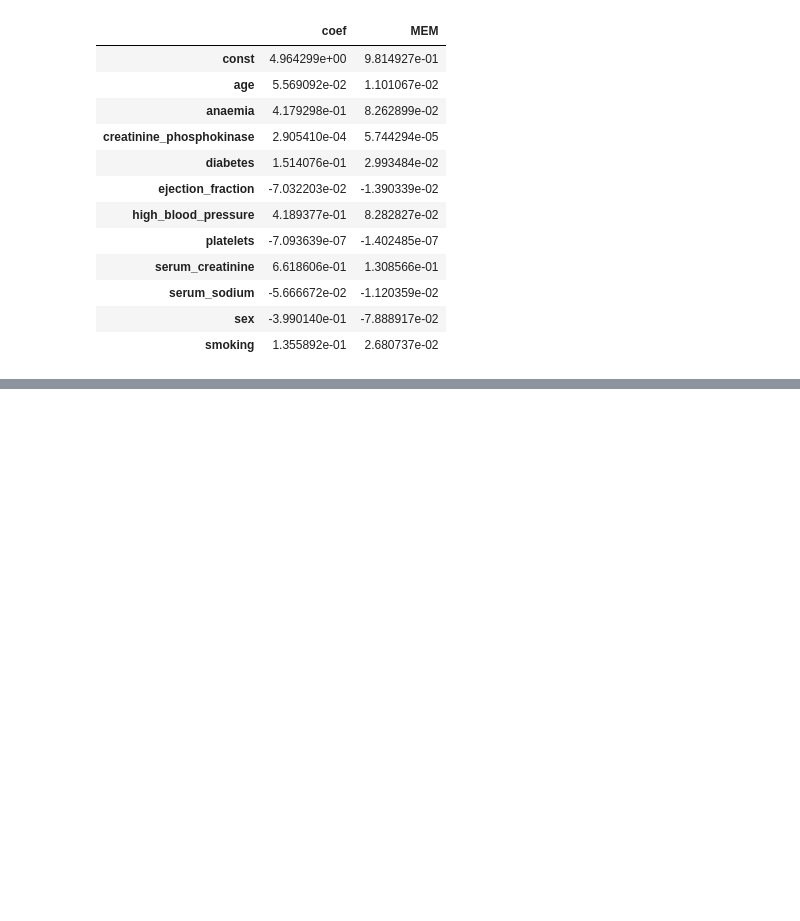
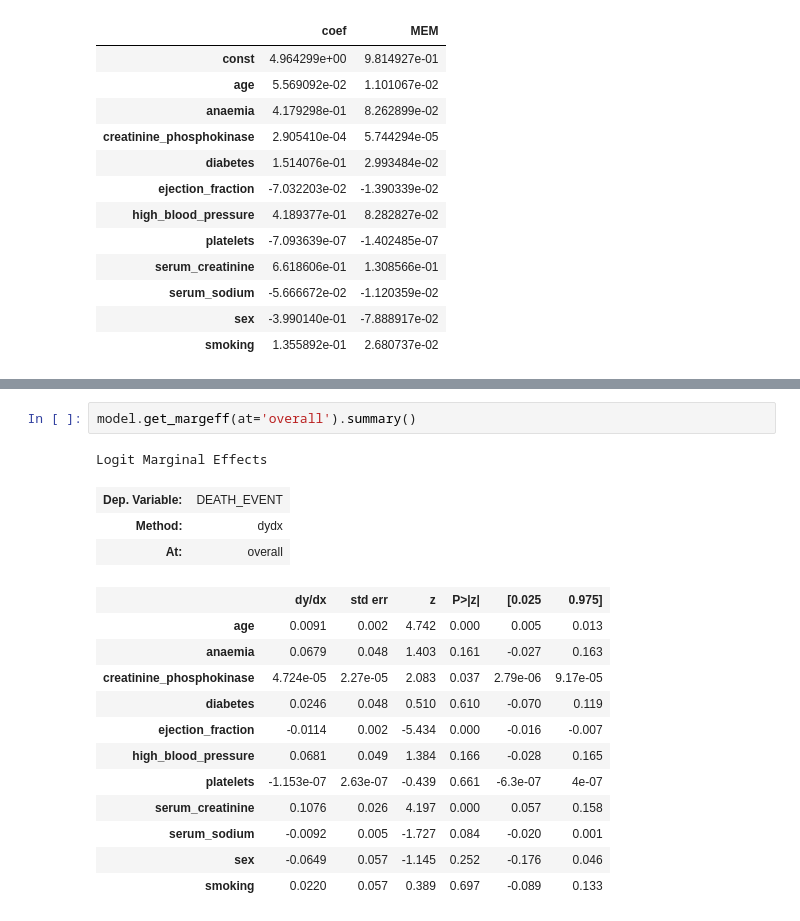
Before and after one commit to MaxwellCooper1/uu_mle, a Jupyter notebook: 02_binary_outcomes.ipynb, the cells around one changed output, grey strips where cells are left out. Cells and saved outputs as stored; diff of their text form; blank space fills up the shorter version.

```diff
--- a/02_binary_outcomes.ipynb
+++ b/02_binary_outcomes.ipynb
@@ -325,0 +345,19 @@ mem_df
+# %%
+model.get_margeff(at='overall').summary()
+# %% [output]
+Logit Marginal Effects
+| Dep. Variable: | DEATH_EVENT |
+| Method: | dydx |
+| At: | overall |
+|  | dy/dx | std err | z | P>|z| | [0.025 | 0.975] |
+| age | 0.0091 | 0.002 | 4.742 | 0.000 | 0.005 | 0.013 |
+| anaemia | 0.0679 | 0.048 | 1.403 | 0.161 | -0.027 | 0.163 |
+| creatinine_phosphokinase | 4.724e-05 | 2.27e-05 | 2.083 | 0.037 | 2.79e-06 | 9.17e-05 |
+| diabetes | 0.0246 | 0.048 | 0.510 | 0.610 | -0.070 | 0.119 |
+| ejection_fraction | -0.0114 | 0.002 | -5.434 | 0.000 | -0.016 | -0.007 |
+| high_blood_pressure | 0.0681 | 0.049 | 1.384 | 0.166 | -0.028 | 0.165 |
+| platelets | -1.153e-07 | 2.63e-07 | -0.439 | 0.661 | -6.3e-07 | 4e-07 |
+| serum_creatinine | 0.1076 | 0.026 | 4.197 | 0.000 | 0.057 | 0.158 |
+| serum_sodium | -0.0092 | 0.005 | -1.727 | 0.084 | -0.020 | 0.001 |
+| sex | -0.0649 | 0.057 | -1.145 | 0.252 | -0.176 | 0.046 |
+| smoking | 0.0220 | 0.057 | 0.389 | 0.697 | -0.089 | 0.133 |
```
Also changed, not shown: parts of 3 cells of this notebook.
